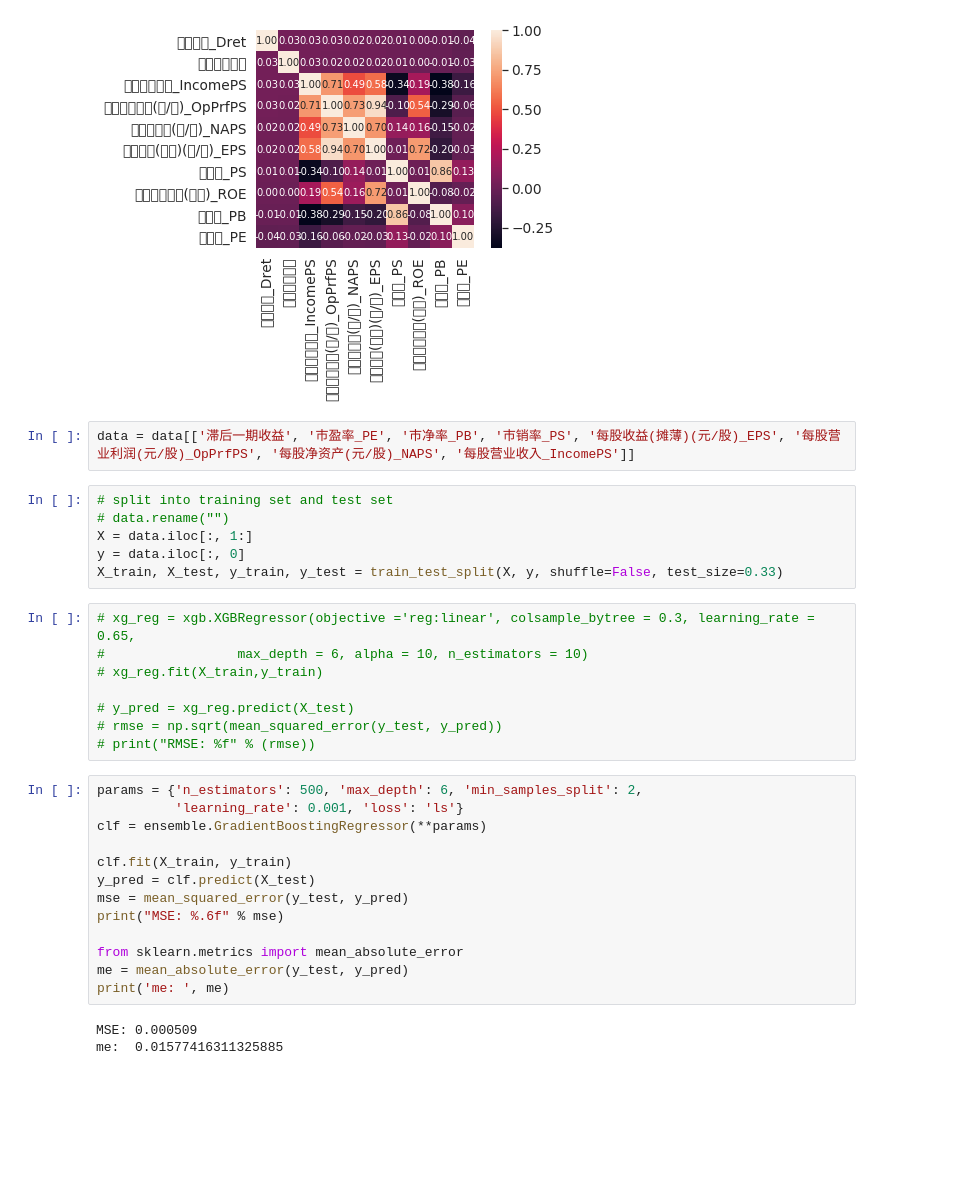
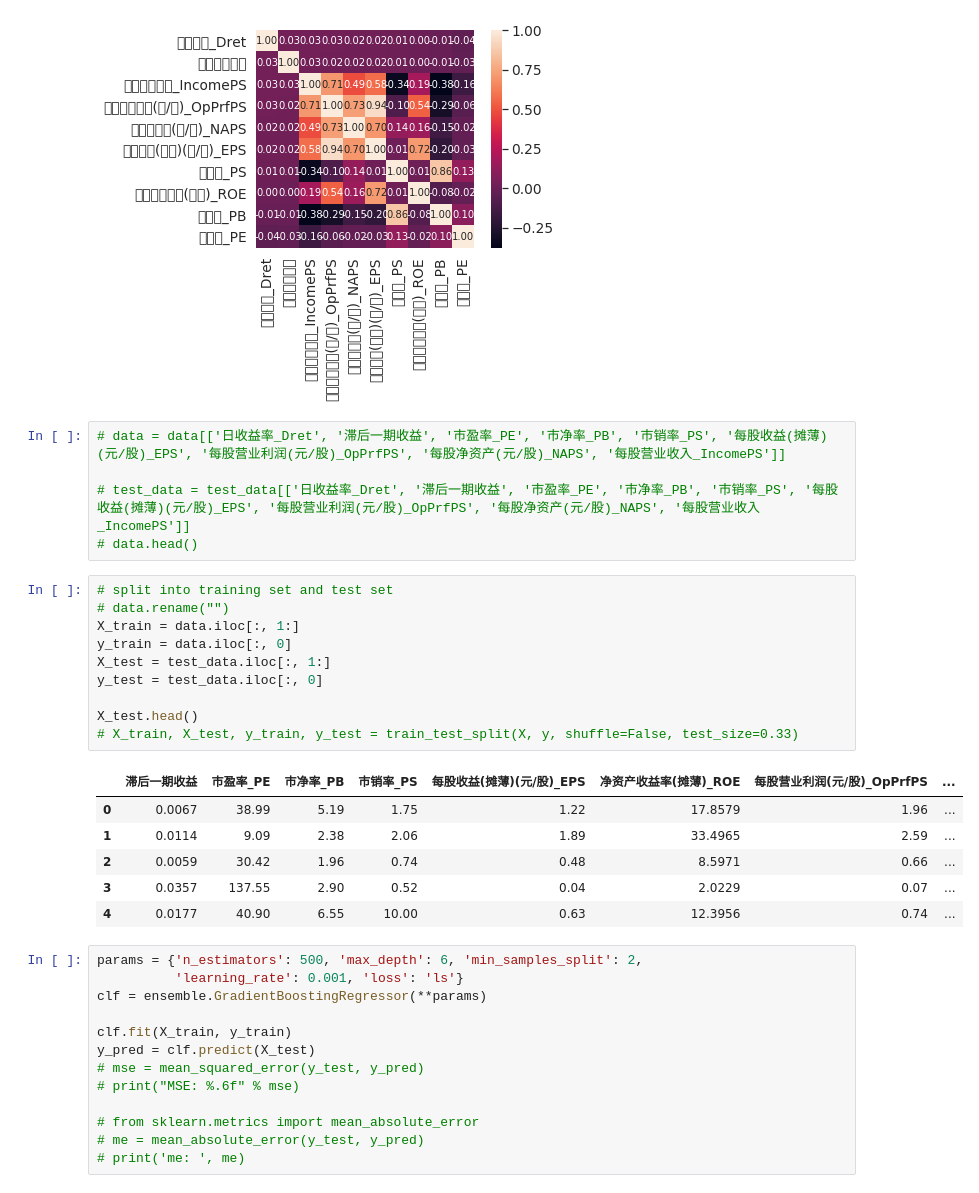
Before and after one commit to ranley123/GBDT-Stock-Prediction, a Jupyter notebook: Stocks.ipynb, the cells around one changed output. Cells and saved outputs as stored; diff of their text form; blank space fills up the shorter version.

```diff
--- a/Stocks.ipynb
+++ b/Stocks.ipynb
@@ -33,21 +36,27 @@ sns.heatmap(cm, cbar = True, annot=True, square=True, fmt='.2f',annot_kws={'size
 <matplotlib.axes._subplots.AxesSubplot at 0x...>
 [figure]
 # %%
-data = data[['滞后一期收益', '市盈率_PE', '市净率_PB', '市销率_PS', '每股收益(摊薄)(元/股)_EPS', '每股营业利润(元/股)_OpPrfPS', '每股净资产(元/股)_NAPS', '每股营业收入_IncomePS']]
+# data = data[['日收益率_Dret', '滞后一期收益', '市盈率_PE', '市净率_PB', '市销率_PS', '每股收益(摊薄)(元/股)_EPS', '每股营业利润(元/股)_OpPrfPS', '每股净资产(元/股)_NAPS', '每股营业收入_IncomePS']]
+
+# test_data = test_data[['日收益率_Dret', '滞后一期收益', '市盈率_PE', '市净率_PB', '市销率_PS', '每股收益(摊薄)(元/股)_EPS', '每股营业利润(元/股)_OpPrfPS', '每股净资产(元/股)_NAPS', '每股营业收入_IncomePS']]
+# data.head()
 # %%
 # split into training set and test set
 # data.rename("")
-X = data.iloc[:, 1:]
-y = data.iloc[:, 0]
-X_train, X_test, y_train, y_test = train_test_split(X, y, shuffle=False, test_size=0.33)
+X_train = data.iloc[:, 1:]
+y_train = data.iloc[:, 0]
+X_test = test_data.iloc[:, 1:]
+y_test = test_data.iloc[:, 0]
+
+X_test.head()
+# X_train, X_test, y_train, y_test = train_test_split(X, y, shuffle=False, test_size=0.33)
+# %% [output]
+|  | 滞后一期收益 | 市盈率_PE | 市净率_PB | 市销率_PS | 每股收益(摊薄)(元/股)_EPS | 净资产收益率(摊薄)_ROE | 每股营业利润(元/股)_OpPrfPS | ... |
+| 0 | 0.0067 | 38.99 | 5.19 | 1.75 | 1.22 | 17.8579 | 1.96 | ... |
+| 1 | 0.0114 | 9.09 | 2.38 | 2.06 | 1.89 | 33.4965 | 2.59 | ... |
+| 2 | 0.0059 | 30.42 | 1.96 | 0.74 | 0.48 | 8.5971 | 0.66 | ... |
+| 3 | 0.0357 | 137.55 | 2.90 | 0.52 | 0.04 | 2.0229 | 0.07 | ... |
+| 4 | 0.0177 | 40.90 | 6.55 | 10.00 | 0.63 | 12.3956 | 0.74 | ... |
-# %%
-# xg_reg = xgb.XGBRegressor(objective ='reg:linear', colsample_bytree = 0.3, learning_rate = 0.65,
-#                 max_depth = 6, alpha = 10, n_estimators = 10)
-# xg_reg.fit(X_train,y_train)
-
-# y_pred = xg_reg.predict(X_test)
-# rmse = np.sqrt(mean_squared_error(y_test, y_pred))
-# print("RMSE: %f" % (rmse))
 # %%
 params = {'n_estimators': 500, 'max_depth': 6, 'min_samples_split': 2,
           'learning_rate': 0.001, 'loss': 'ls'}
@@ -55,13 +64,10 @@ clf = ensemble.GradientBoostingRegressor(**params)
 
 clf.fit(X_train, y_train)
 y_pred = clf.predict(X_test)
-mse = mean_squared_error(y_test, y_pred)
-print("MSE: %.6f" % mse)
+# mse = mean_squared_error(y_test, y_pred)
+# print("MSE: %.6f" % mse)
 
-from sklearn.metrics import mean_absolute_error
-me = mean_absolute_error(y_test, y_pred)
-print('me: ', me)
+# from sklearn.metrics import mean_absolute_error
+# me = mean_absolute_error(y_test, y_pred)
+# print('me: ', me)
-# %% [output]
-MSE: 0.000509
-me:  0.01577416311325885
 # %%
```
Also changed, not shown: parts of 3 cells of this notebook, 1 other file.
